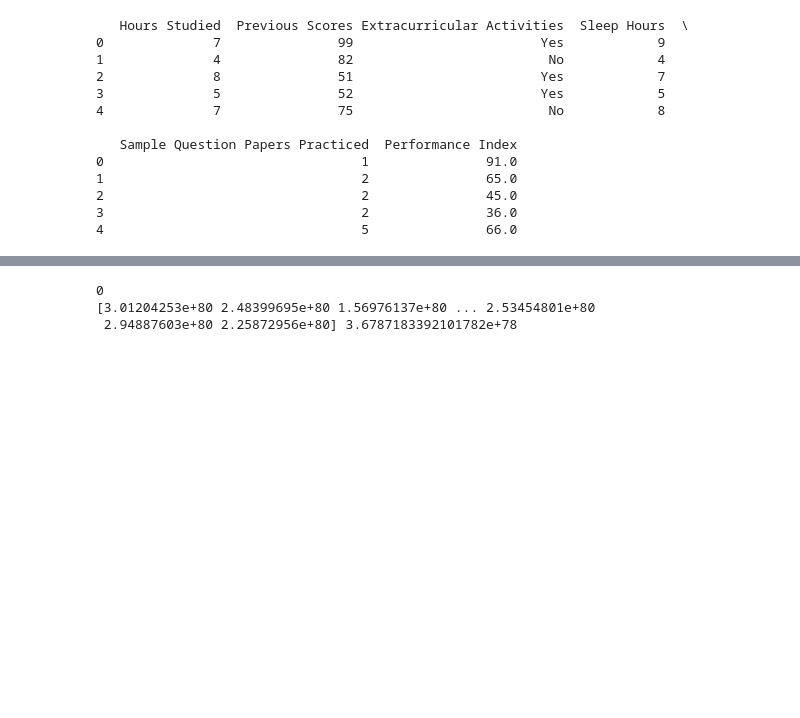
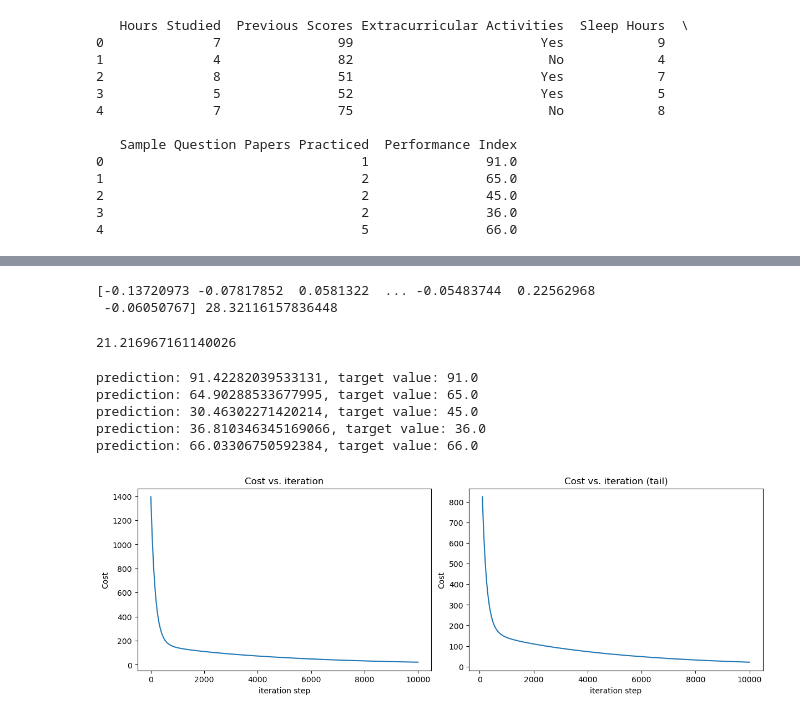
Before and after one commit to Elemonce/ML, a Jupyter notebook: linear_regression_python/student_performance/withNumpy.ipynb, the cells around one changed output, grey strips where cells are left out. Drawn from its saved outputs; the diff is of its cells as text; code cells hidden in the pictures; blank space fills up the shorter version.

```diff
--- a/linear_regression_python/student_performance/withNumpy.ipynb
+++ b/linear_regression_python/student_performance/withNumpy.ipynb
@@ -36,3 +39,0 @@ y_train = df["Performance Index"]
-# %%
-w = [5 for i in range(10000)]
-b = 50
@@ -55,7 +104,6 @@ print(compute_cost(X_train, y_train, w, b))
 # %%
 def compute_gradient(X, y, w, b):
-    m = len(X)
-    n = len(X[0])
+    m, n = X.shape
 
     dj_dw = np.zeros((n,))
     dj_db = 0
@@ -74,9 +122,6 @@ def compute_gradient(X, y, w, b):
     return dj_dw, dj_db
 # %%
 def gradient_descent(X, y, w_in, b_in, cost_function, gradient_function, alpha, num_iters):
-    m = len(X)
-    n = len(X[0])
-
     J_history = []
     w_history = []
 
@@ -84,8 +129,6 @@ def gradient_descent(X, y, w_in, b_in, cost_function, gradient_function, alpha,
     b = b_in
 
     for i in range(num_iters):
-        if i % 20 == 0:
-            print(i)
         dj_dw, dj_db = gradient_function(X, y, w, b)
 
         w = w - alpha * dj_dw
@@ -101,14 +144,41 @@ def gradient_descent(X, y, w_in, b_in, cost_function, gradient_function, alpha,
     return w, b, J_history, w_history
 # %%
 w = [1 for i in range(10000)]
-b = 50
-iterations = 20
-alpha = 0.001
+# b = 50
+w = np.zeros_like(w)
+b = 0.
+X_train = min_max_scaling(X_train)
+iterations = 10000
+alpha = 0.0005
 # alpha = 0.00001
-w, b, _, _= gradient_descent(X_train, y_train, w, b, compute_cost, compute_gradient, alpha, iterations)
+w_final, b_final, J_hist, _= gradient_descent(X_train, y_train, w, b, compute_cost, compute_gradient, alpha, iterations)
 
-print(w, b)
+print(w_final, b_final)
 # %% [output]
-0
-[3.01204253e+80 2.48399695e+80 1.56976137e+80 ... 2.53454801e+80
- 2.94887603e+80 2.25872956e+80] 3.6787183392101782e+78
+[-0.13720973 -0.07817852  0.0581322  ... -0.05483744  0.22562968
+ -0.06050767] 28.32116157836448
+# %%
+print(compute_cost(X_train, y_train, w_final, b_final))
+# %% [output]
+21.216967161140026
+# %%
+m = X_train.shape[0]
+for i in range(m):
+    # print(f"prediction: {np.dot(X_train[i], w_final) + b_final:0.2f}, target value: {y_train[i]}")
+    print(f"prediction: {predict_single_loop(X_train[i], w_final, b_final)}, target value: {y_train[i]}")
+# %% [output]
+prediction: 91.42282039533131, target value: 91.0
+prediction: 64.90288533677995, target value: 65.0
+prediction: 30.46302271420214, target value: 45.0
+prediction: 36.810346345169066, target value: 36.0
+prediction: 66.03306750592384, target value: 66.0
+# %%
+fig, (ax1, ax2) = plt.subplots(1, 2, constrained_layout=True, figsize=(12, 4))
+ax1.plot(J_hist)
+ax2.plot(100 + np.arange(len(J_hist[100:])), J_hist[100:])
+ax1.set_title("Cost vs. iteration");  ax2.set_title("Cost vs. iteration (tail)")
+ax1.set_ylabel('Cost')             ;  ax2.set_ylabel('Cost')
+ax1.set_xlabel('iteration step')   ;  ax2.set_xlabel('iteration step')
+plt.show()
+# %% [output]
+[figure, added]
```
Also changed, not shown: parts of 5 cells of this notebook.
